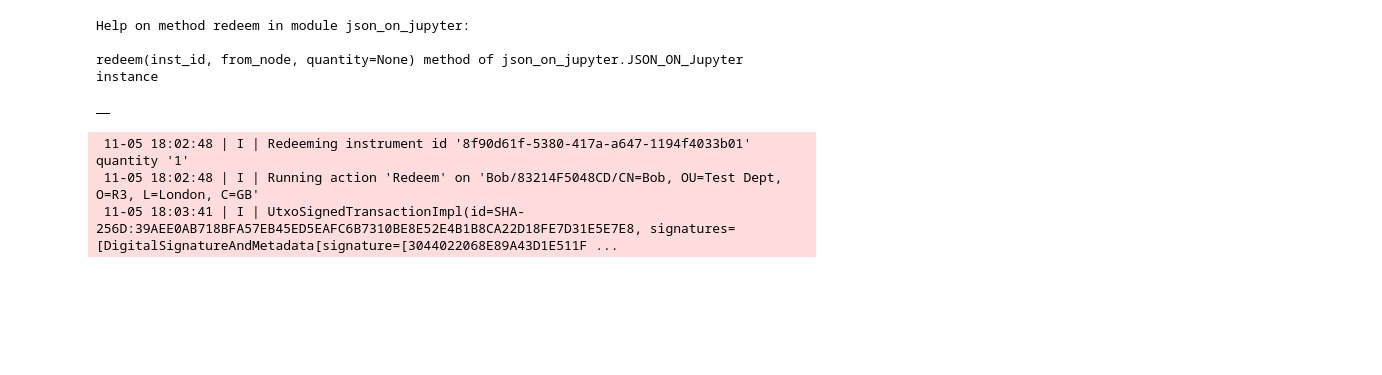
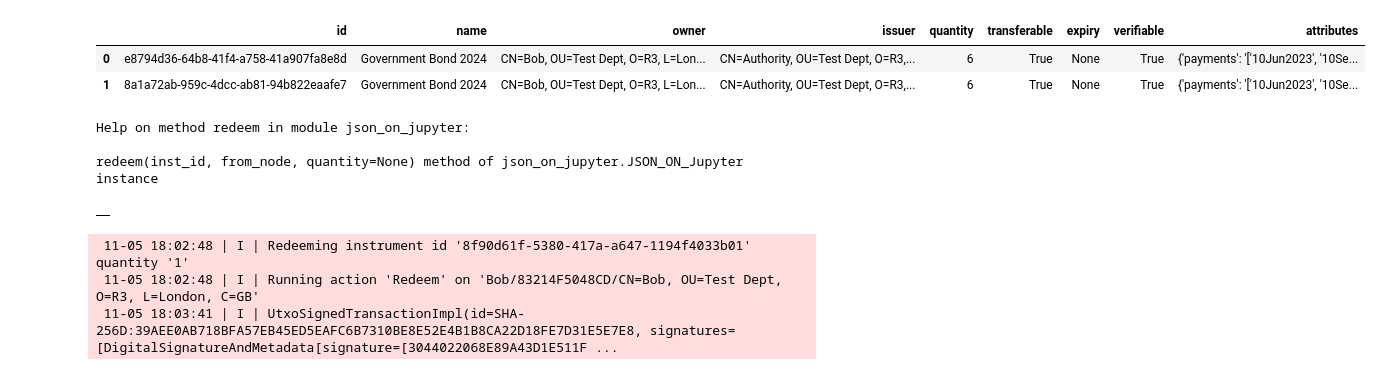
Before and after one commit to manojkrgupta/configurableLedgerAsset, a Jupyter notebook: python3/C5-Test.ipynb, the cells around one changed output. Cells and saved outputs as stored; diff of their text form; code cells hidden in the pictures; blank space fills up the shorter version.

```diff
--- a/python3/C5-Test.ipynb
+++ b/python3/C5-Test.ipynb
@@ -123,3 +163,9 @@ message([req_id, response, return_val])
+# %%
+h.query('Bob')
+# %% [output]
+|  | id | name | owner | issuer | quantity | transferable | expiry | verifiable | attributes |
+| 0 | e8794d36-64b8-41f4-a758-41a907fa8e8d | Government Bond 2024 | CN=Bob, OU=Test Dept, O=R3, L=Lon... | CN=Authority, OU=Test Dept, O=R3,... | 6 | True | None | True | {'payments': '['10Jun2023', '10Se... |
+| 1 | 8a1a72ab-959c-4dcc-ab81-94b822eaafe7 | Government Bond 2024 | CN=Bob, OU=Test Dept, O=R3, L=Lon... | CN=Authority, OU=Test Dept, O=R3,... | 6 | True | None | True | {'payments': '['10Jun2023', '10Se... |
 # %%
 # Redeem
 help(h.redeem)
```
Also changed, not shown: parts of 16 cells of this notebook, 3 other files.
